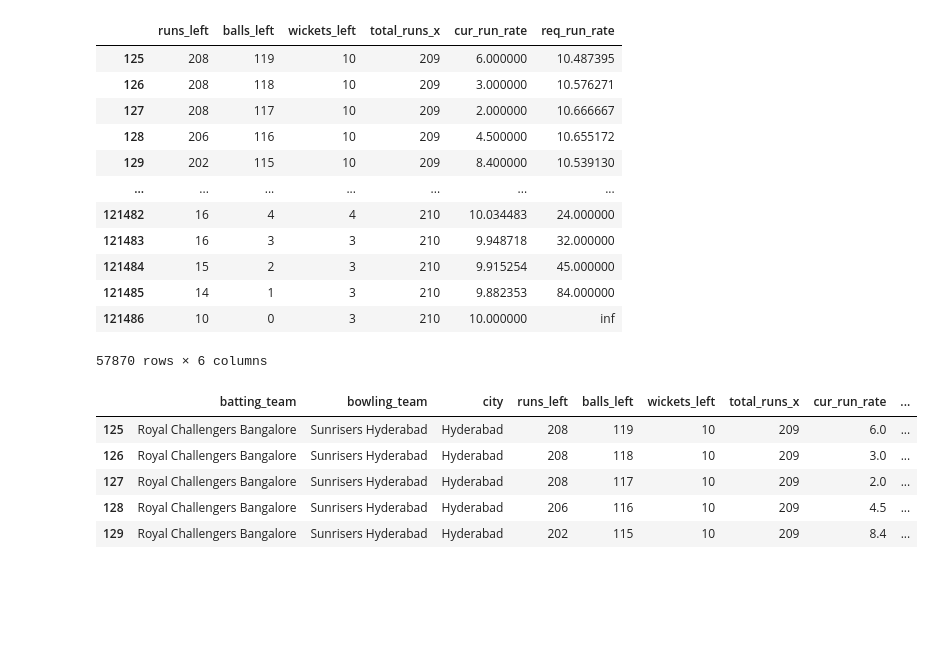
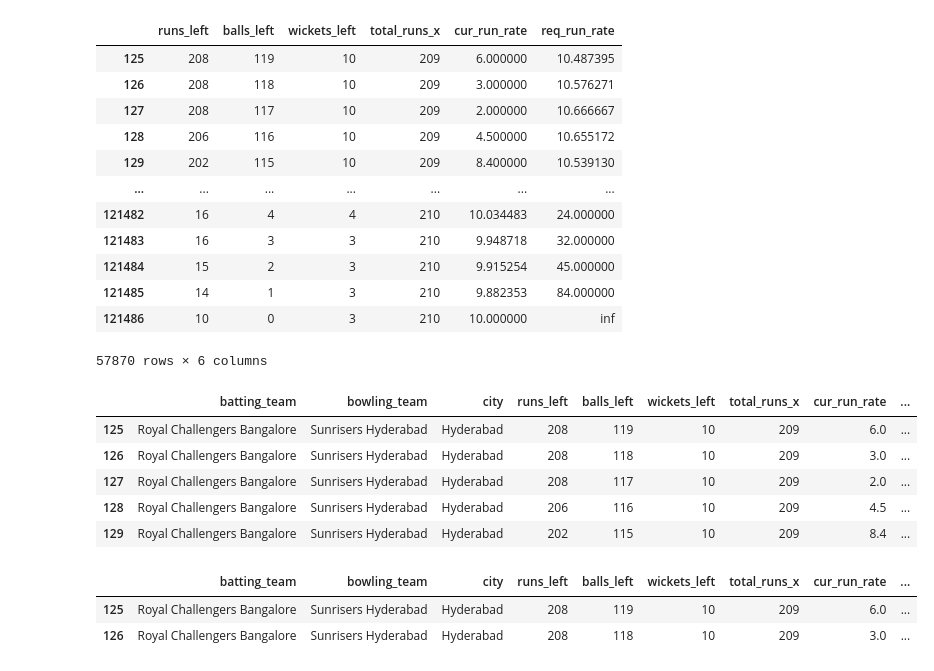
Before and after one commit to JOCRZ/Data-Science-Diploma, a Jupyter notebook: Machine-Learning/Logistic-Regression/Project3/model3.ipynb, the cells around one changed output. Cells and saved outputs as stored; diff of their text form; code cells hidden in the pictures; blank space fills up the shorter version.

```diff
--- a/Machine-Learning/Logistic-Regression/Project3/model3.ipynb
+++ b/Machine-Learning/Logistic-Regression/Project3/model3.ipynb
@@ -363,3 +363,12 @@ df.head()
 | 127 | Royal Challengers Bangalore | Sunrisers Hyderabad | Hyderabad | 208 | 117 | 10 | 209 | 2.0 | ... |
 | 128 | Royal Challengers Bangalore | Sunrisers Hyderabad | Hyderabad | 206 | 116 | 10 | 209 | 4.5 | ... |
 | 129 | Royal Challengers Bangalore | Sunrisers Hyderabad | Hyderabad | 202 | 115 | 10 | 209 | 8.4 | ... |
+# %%
+y = df['result']
+x = df.drop('result',axis=1)
+# %%
+x.head(2)
+# %% [output]
+|  | batting_team | bowling_team | city | runs_left | balls_left | wickets_left | total_runs_x | cur_run_rate | ... |
+| 125 | Royal Challengers Bangalore | Sunrisers Hyderabad | Hyderabad | 208 | 119 | 10 | 209 | 6.0 | ... |
+| 126 | Royal Challengers Bangalore | Sunrisers Hyderabad | Hyderabad | 208 | 118 | 10 | 209 | 3.0 | ... |
```
